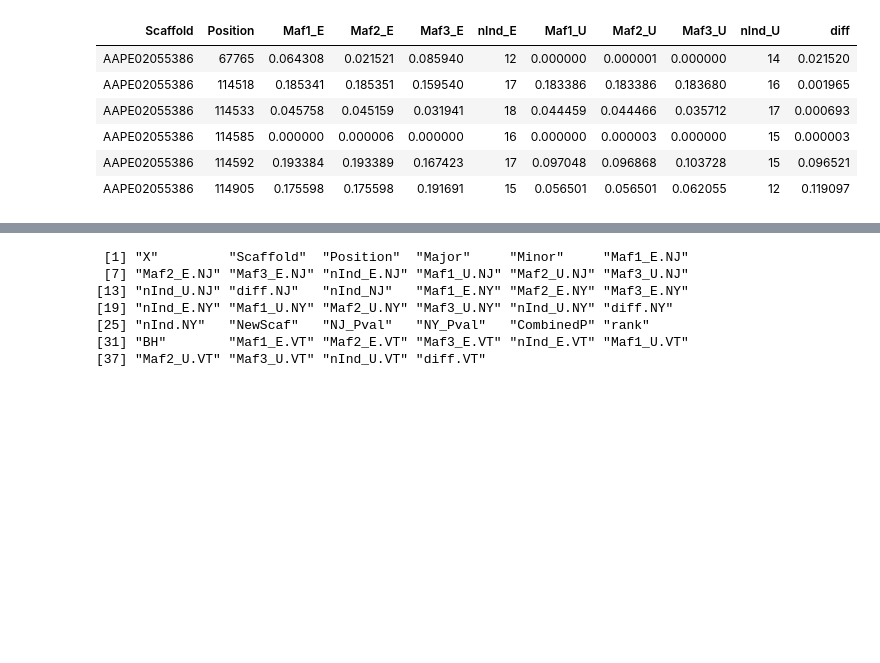
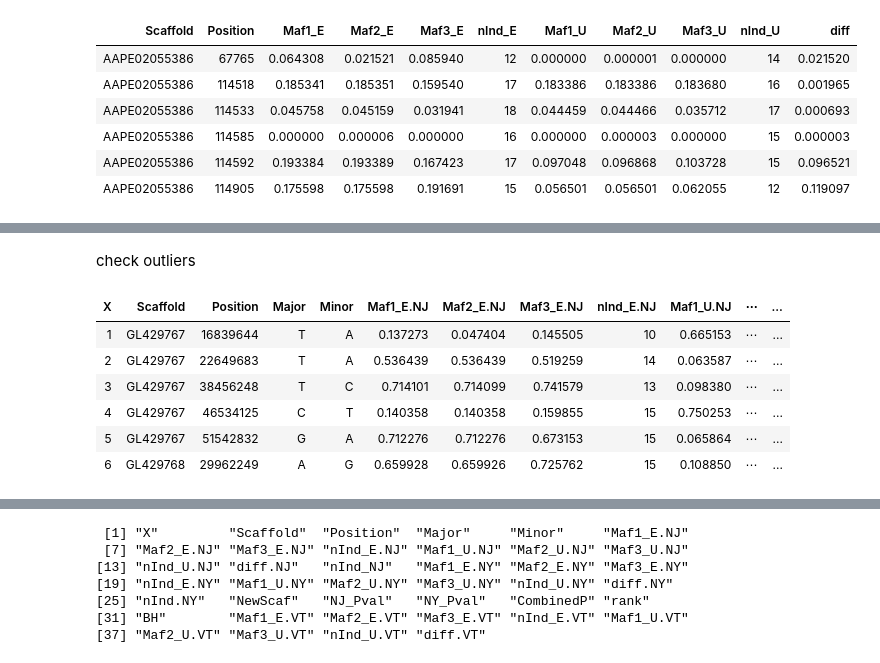
Before and after one commit to sagw/WNS_WGS, a Jupyter notebook: Notebooks/Angsd_all_SNP_graphs.ipynb, the cells around one changed output, grey strips where cells are left out. Saved outputs shown, nothing was run; the diff lists cells and outputs as text; code cells hidden in the pictures; blank space fills up the shorter version.

```diff
--- a/Notebooks/Angsd_all_SNP_graphs.ipynb
+++ b/Notebooks/Angsd_all_SNP_graphs.ipynb
@@ -394,3 +400,15 @@ mafsNJNY50SigVT=merge(mafsNJNY50Sig, vteusnpsAll, by=c("Scaffold", "Position"))
 write.csv(mafsNJNY50SigVT, file="~/WGS/SNPS/All_mylu/snps/njnyeu50SigMafsVT.csv")
 # %%
 mafsNJNY50SigVT=read.csv("~/WGS/SNPS/All_mylu/snps/njnyeu50SigMafsVT.csv")
+# %% [markdown]
+check outliers
+# %%
+head(mafsNJNY50SigVT)
+# %% [output]
+| X | Scaffold | Position | Major | Minor | Maf1_E.NJ | Maf2_E.NJ | Maf3_E.NJ | nInd_E.NJ | Maf1_U.NJ | ⋯ | ... |
+| 1 | GL429767 | 16839644 | T | A | 0.137273 | 0.047404 | 0.145505 | 10 | 0.665153 | ⋯ | ... |
+| 2 | GL429767 | 22649683 | T | A | 0.536439 | 0.536439 | 0.519259 | 14 | 0.063587 | ⋯ | ... |
+| 3 | GL429767 | 38456248 | T | C | 0.714101 | 0.714099 | 0.741579 | 13 | 0.098380 | ⋯ | ... |
+| 4 | GL429767 | 46534125 | C | T | 0.140358 | 0.140358 | 0.159855 | 15 | 0.750253 | ⋯ | ... |
+| 5 | GL429767 | 51542832 | G | A | 0.712276 | 0.712276 | 0.673153 | 15 | 0.065864 | ⋯ | ... |
+| 6 | GL429768 | 29962249 | A | G | 0.659928 | 0.659926 | 0.725762 | 15 | 0.108850 | ⋯ | ... |
```
Also changed, not shown: parts of 9 cells of this notebook, 1 other file.
